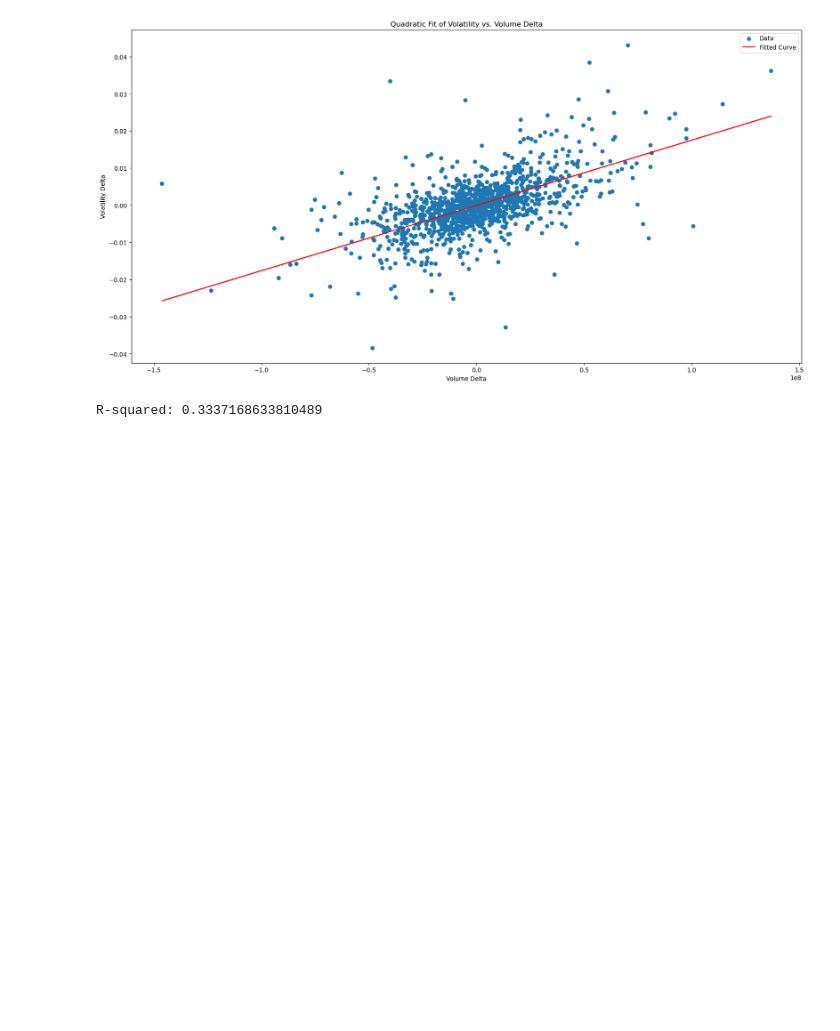
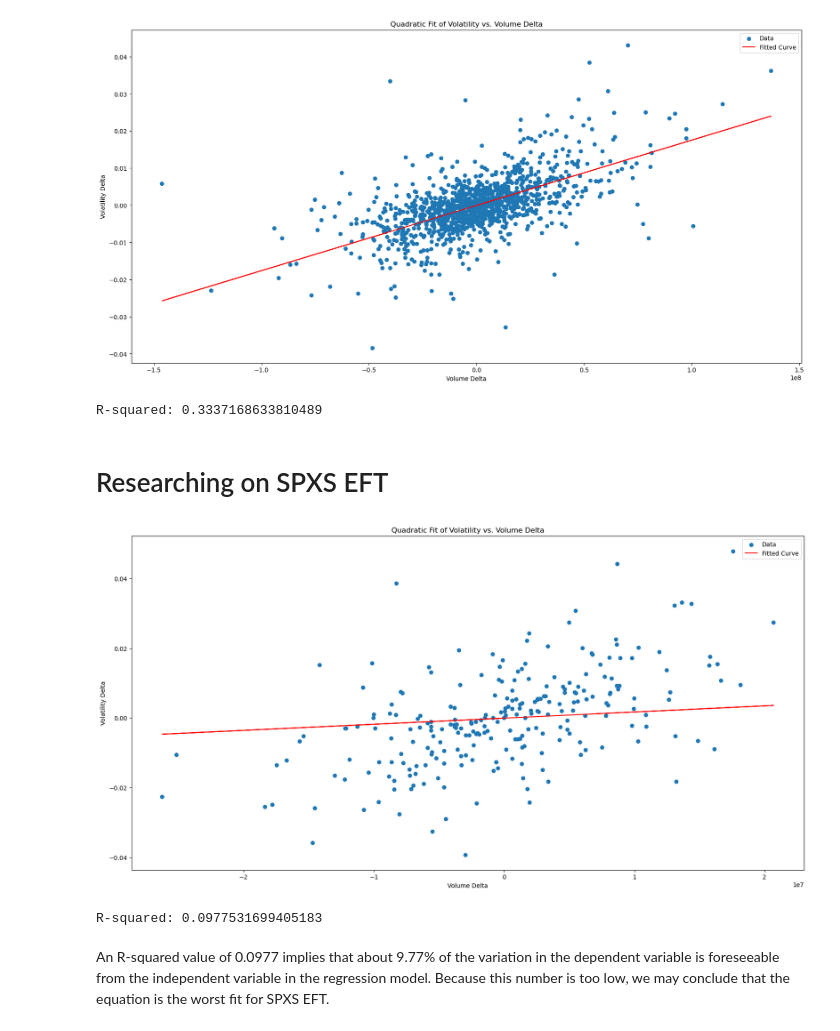
Before and after one commit to ktxdev/AIM-5003, a Jupyter notebook: Midterm Project/2. Code/S_Huvaya_midterm_project.ipynb, the cells around one changed output. Drawn from its saved outputs; the diff is of its cells as text; code cells hidden in the pictures; blank space fills up the shorter version.

```diff
--- a/Midterm Project/2. Code/S_Huvaya_midterm_project.ipynb
+++ b/Midterm Project/2. Code/S_Huvaya_midterm_project.ipynb
@@ -5,17 +5,17 @@ import matplotlib.pyplot as plt
 %matplotlib inline
 plt.rcParams["figure.figsize"] = [20, 10]
 
+def calculate_volatility_and_volume_delta(data):
+    data['Volatility'] = (data['High'] - data['Low']) / data['Close']
+    data['Volume_delta'] = data['Volume'].diff()
+    data['Volatility_delta'] = data['Volatility'].diff()
 
-SPY = pd.read_csv('https://raw.githubusercontent.com/ktxdev/AIM-5003/main/Midterm%20Project/SPY.csv')
+    data['Volume_delta'] = data['Volume_delta'].fillna(0)
+    data['Volatility_delta'] = data['Volatility_delta'].fillna(0)
 
-SPY['Volatility'] = (SPY['High'] - SPY['Low']) / SPY['Close']
+SPY = pd.read_csv('https://raw.githubusercontent.com/ktxdev/AIM-5003/main/Midterm%20Project/1.%20Data/SPY.csv')
 
-SPY['Volume_delta'] = SPY['Volume'].diff()
-
-SPY['Volatility_delta'] = SPY['Volatility'].diff()
+calculate_volatility_and_volume_delta(SPY)
 
 SPY.plot(x='Volume_delta', y='Volatility_delta', style='.')
-
-SPY['Volume_delta'] = SPY['Volume_delta'].fillna(0)
-SPY['Volatility_delta'] = SPY['Volatility_delta'].fillna(0)
 # %% [output]
@@ -84,3 +77,33 @@ print("R-squared:", r_squared)
 # %% [output]
 [figure]
 R-squared: 0.3337168633810489
+# %% [markdown]
+# Researching on SPXS EFT
+# %%
+SPXS = pd.read_csv("https://raw.githubusercontent.com/ktxdev/AIM-5003/main/Midterm%20Project/1.%20Data/SPXS.csv")
+
+calculate_volatility_and_volume_delta(SPXS)
+
+# Predict intraday volatility using the fitted model
+predicted_volatility = linear_function(SPXS['Volume_delta'], *optimal_params)
+
+# Plot the data and the fitted curve
+plt.scatter(SPXS['Volume_delta'], SPXS['Volatility_delta'], label='Data')
+plt.plot(SPXS['Volume_delta'], predicted_volatility, color='red', label='Fitted Curve')
+plt.xlabel('Volume Delta')
+plt.ylabel('Volatility Delta')
+plt.title('Quadratic Fit of Volatility vs. Volume Delta')
+plt.legend()
+plt.show()
+
+# Using R-squared to test how well the data fits
+residuals = SPXS['Volatility_delta'] - predicted_volatility
+sum_squared_residuals = np.sum(residuals ** 2)
+sum_squared_total = np.sum((SPXS['Volatility_delta'] - np.mean(SPXS['Volatility_delta'])) ** 2)
+r_squared = 1 - (sum_squared_residuals / sum_squared_total)
+print("R-squared:", r_squared)
+# %% [output]
+[figure, added]
+R-squared: 0.0977531699405183
+# %% [markdown]
+An R-squared value of 0.0977 implies that about 9.77% of the variation in the dependent variable is foreseeable from the independent variable in the regression model. Because this number is too low, we may conclude that the equation is the worst fit for SPXS EFT.
```
Also changed, not shown: parts of 4 cells of this notebook, 1 other file.
